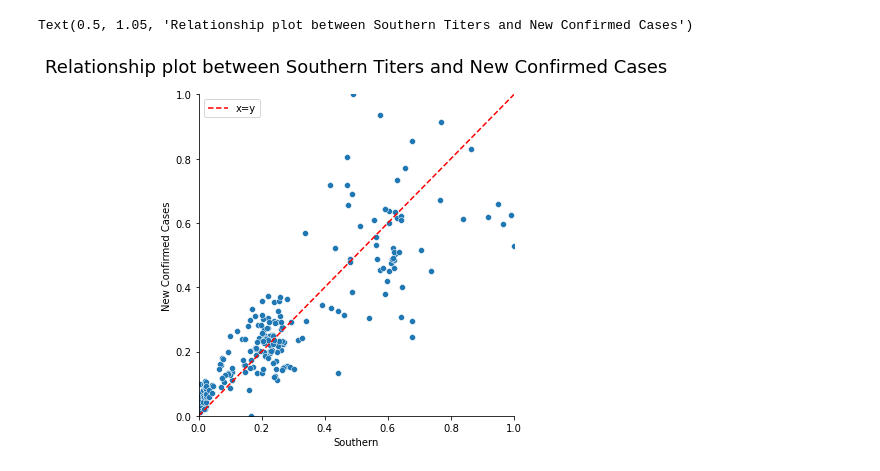
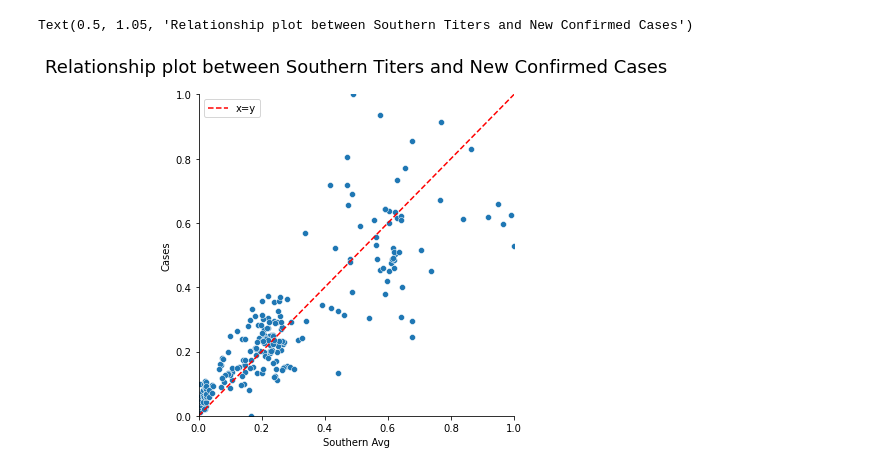
Before and after one commit to bhatiavr/cs109b-final-project-111, a Jupyter notebook: src/cs109b-wastewater-covid-forecasting.ipynb, the cells around one changed output. Drawn from its saved outputs; the diff is of its cells as text; code cells hidden in the pictures.

```diff
--- a/src/cs109b-wastewater-covid-forecasting.ipynb
+++ b/src/cs109b-wastewater-covid-forecasting.ipynb
@@ -219,6 +281,9 @@ fig.show()
 # %%
 # Create algined matrix between southern, northen and covid cases
-df_aligned = pd.DataFrame(data=None, columns=['Date', 'Southern', 'Northern','New Confirmed Cases'])
+df_aligned = pd.DataFrame(data=None, columns=['Date', 'Southern Raw', 'Northern Raw',
+                                              'Southern Avg', 'Northern Avg',
+                                                'Southern Variant', 'Northern Variant',
+                                              'Cases', 'Deaths'])
 
 covidDates = df_covid['Date'].unique()
 mwraDates = df_mwra['Date'].unique()
@@ -229,16 +294,21 @@ for i, i_date in enumerate(commonDates):
 
     row = df_mwra[df_mwra['Date'] == i_date]
     if not row.empty:
-        df_aligned.at[i, 'Southern'] = row['Southern 7 day avg'].to_list()[0]
-        df_aligned.at[i, 'Northern'] = row['Northern 7 day avg'].to_list()[0]
+        df_aligned.at[i, 'Southern Raw'] = row['Southern (copies/mL)'].to_list()[0]
+        df_aligned.at[i, 'Northern Raw'] = row['Northern (copies/mL)'].to_list()[0]
+        df_aligned.at[i, 'Southern Avg'] = row['Southern 7 day avg'].to_list()[0]
+        df_aligned.at[i, 'Northern Avg'] = row['Northern 7 day avg'].to_list()[0]
+        df_aligned.at[i, 'Southern Variant'] = row['Southern Variant Results'].to_list()[0]
+        df_aligned.at[i, 'Northern Variant'] = row['Northern Variant Results'].to_list()[0]
+
 
     row = df_combined[df_combined['Date'] == i_date]
     if not row.empty:
-        df_aligned.at[i, 'New Confirmed Cases'] = row['New Confirmed Cases'].to_list()[0]
+        df_aligned.at[i, 'Cases'] = row['Cases'].to_list()[0]
+        df_aligned.at[i, 'Deaths'] = row['Deaths'].to_list()[0]
 
-    df_aligned.at[i, 'Date'] = pd.to_datetime(i_date, format='%Y-%m-%d')
+    df_aligned.at[i, 'Date'] = i_date
 
-scaler = MinMaxScaler()
-df_aligned[['Southern','Northern','New Confirmed Cases']] = scaler.fit_transform(df_aligned[['Southern','Northern','New Confirmed Cases']])
-display(df_aligned)
+# Reformat dates
+df_aligned['Date'] = pd.to_datetime(df_aligned['Date'])
 # %% [output]
@@ -257,0 +328,9 @@ display(df_aligned)
+# %%
+# Scale confirmed cases by population per 100,000
+MIDDLESEX_POPULATION = 1611699
+NORFOLK_POPULATION = 11786
+SUFFOLK_POPULATION = 803907
+MASS_POPULATION = (MIDDLESEX_POPULATION + NORFOLK_POPULATION + SUFFOLK_POPULATION) / 100000
+
+df_aligned['Cases_per_100K'] = df_aligned['Cases'] / MASS_POPULATION
+df_aligned['Deaths_per_100K'] = df_aligned['Deaths'] / MASS_POPULATION
@@ -258,14 +346,17 @@ display(df_aligned)
 # %%
-#fig, ax = plt.subplots(nrows = 1, ncols = 2, figsize=(16,4))
-#ax = ax.flatten()
-
+# Scale the values
+df_scaled = df_aligned.copy()
+scaler = MinMaxScaler()
+df_scaled[['Southern Raw', 'Northern Raw','Southern Avg', 'Northern Avg','Cases', 'Deaths']] = scaler.fit_transform(df_aligned[['Southern Raw', 'Northern Raw',
+                                                                                                                    'Southern Avg', 'Northern Avg',
+                                                                                                                           'Cases_per_100K', 'Deaths_per_100K']])
 # Show the relation between norther and souther samples
-sns.relplot(data=df_aligned, x="Southern", y="New Confirmed Cases")
+sns.relplot(data=df_scaled, x="Southern Avg", y="Cases")
 plt.plot([0,1], [0,1], '--r', label="x=y")
 plt.xlim([0, 1])
 plt.ylim([0, 1])
 plt.legend()
 plt.title('Relationship plot between Southern Titers and New Confirmed Cases', fontsize=18, y=1.05)
 # %% [output]
 Text(0.5, 1.05, 'Relationship plot between Southern Titers and New Confirmed Cases')
-[figure, old version]
+[figure, new version]
```
Also changed, not shown: parts of 25 cells of this notebook, 24 other files.
